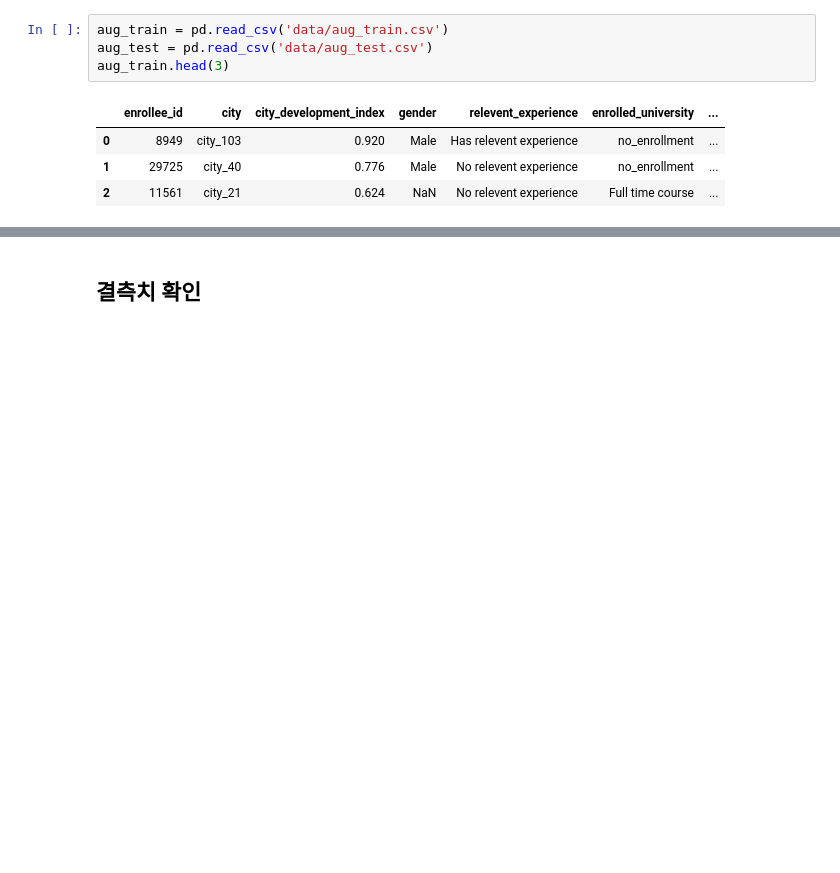
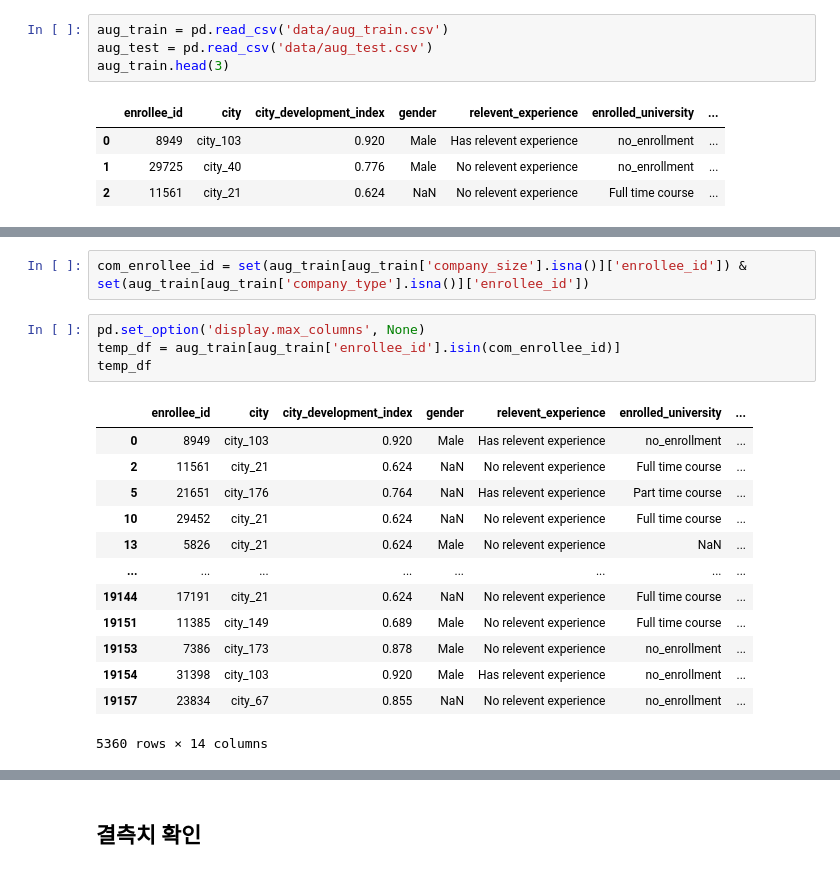
Before and after one commit to SNU-Fintech-6th/ML_project, a Jupyter notebook: HR Analysis.ipynb, the cells around one changed output, grey strips where cells are left out. Saved outputs shown, nothing was run; the diff lists cells and outputs as text; blank space fills up the shorter version.

```diff
--- a/HR Analysis.ipynb
+++ b/HR Analysis.ipynb
@@ -42,0 +100,20 @@ aug_train.head(3)
+# %%
+com_enrollee_id = set(aug_train[aug_train['company_size'].isna()]['enrollee_id']) & set(aug_train[aug_train['company_type'].isna()]['enrollee_id'])
+# %%
+pd.set_option('display.max_columns', None)
+temp_df = aug_train[aug_train['enrollee_id'].isin(com_enrollee_id)]
+temp_df
+# %% [output]
+|  | enrollee_id | city | city_development_index | gender | relevent_experience | enrolled_university | ... |
+| 0 | 8949 | city_103 | 0.920 | Male | Has relevent experience | no_enrollment | ... |
+| 2 | 11561 | city_21 | 0.624 | NaN | No relevent experience | Full time course | ... |
+| 5 | 21651 | city_176 | 0.764 | NaN | Has relevent experience | Part time course | ... |
+| 10 | 29452 | city_21 | 0.624 | NaN | No relevent experience | Full time course | ... |
+| 13 | 5826 | city_21 | 0.624 | Male | No relevent experience | NaN | ... |
+| ... | ... | ... | ... | ... | ... | ... | ... |
+| 19144 | 17191 | city_21 | 0.624 | NaN | No relevent experience | Full time course | ... |
+| 19151 | 11385 | city_149 | 0.689 | Male | No relevent experience | Full time course | ... |
+| 19153 | 7386 | city_173 | 0.878 | Male | No relevent experience | no_enrollment | ... |
+| 19154 | 31398 | city_103 | 0.920 | Male | Has relevent experience | no_enrollment | ... |
+| 19157 | 23834 | city_67 | 0.855 | NaN | No relevent experience | no_enrollment | ... |
+5360 rows × 14 columns
```
Also changed, not shown: parts of 30 cells of this notebook.
